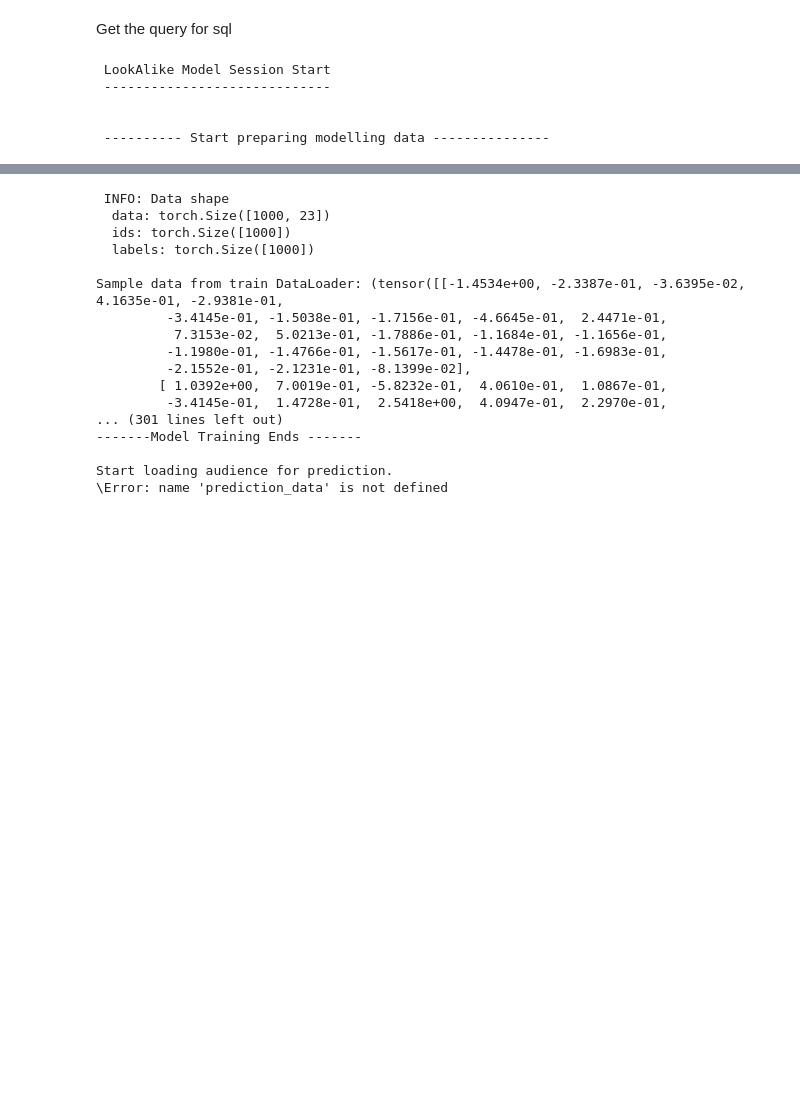
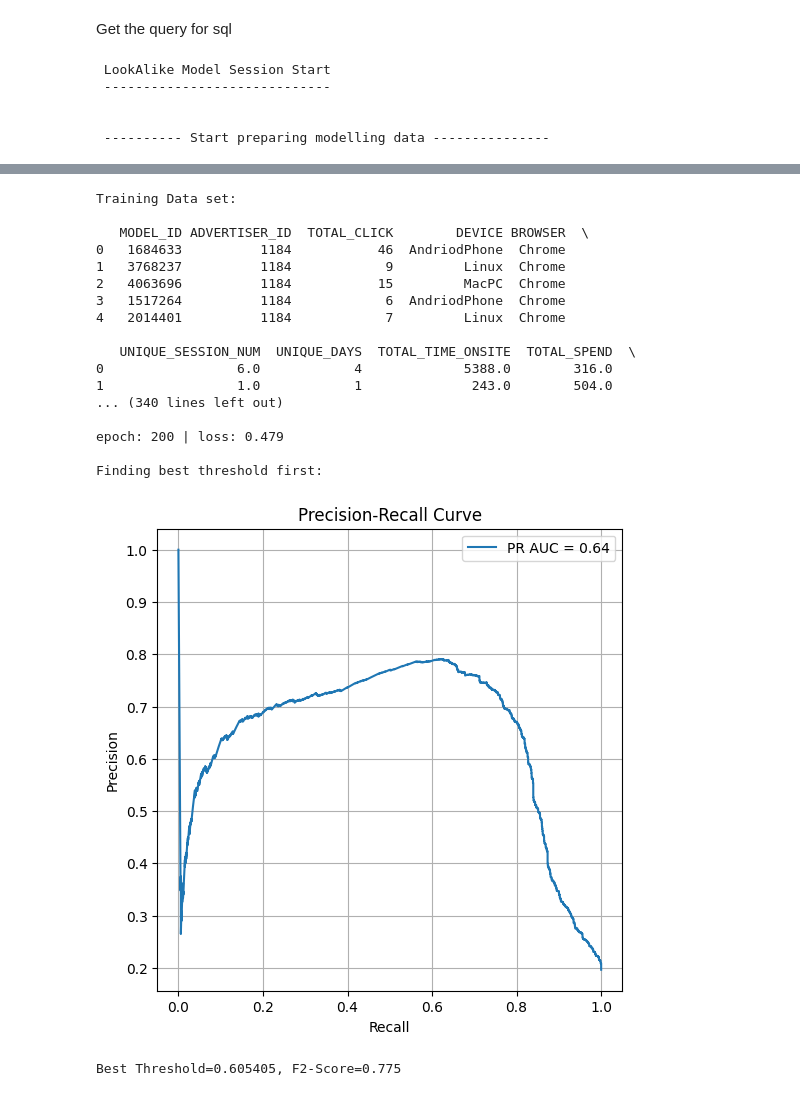
Before and after one commit to Peglet/Lookalike-model, a Jupyter notebook: LookAlike_Notebook.ipynb, the cells around one changed output, grey strips where cells are left out. Saved outputs shown, nothing was run; the diff lists cells and outputs as text; code cells hidden in the pictures; blank space fills up the shorter version.

Commit message:
Updated Using F2 score and PR curve to decide the best threshold

```diff
--- a/LookAlike_Notebook.ipynb
+++ b/LookAlike_Notebook.ipynb
@@ -36,6 +37,25 @@ First start a random seed - which helps with Reproducibility, keep Consistency A
 np.random.seed(12345)
 # %% [markdown]
 Get the query for sql
+# %%
+# Testing with Focaloss Lose Function + weighted Bec
+class WeightedFocalLoss(nn.Module):
+    def __init__(self, alpha=1, gamma=2, pos_weight=1):
+        super().__init__()
+        self.alpha = alpha
+        self.gamma = gamma
+        self.pos_weight = pos_weight  # Added pos_weight
+
+    def forward(self, inputs, targets):
+        # Weighted BCE (equivalent to pos_weight in BCEWithLogitsLoss)
+        bce_loss = F.binary_cross_entropy_with_logits(
+            inputs, targets,
+            reduction='none',
+            pos_weight=self.pos_weight
+        )
+        pt = torch.exp(-bce_loss)
+        focal_loss = self.alpha * (1-pt)**self.gamma * bce_loss
+        return focal_loss.mean()
 # %%
 # Here starts the data loader for pytorch model - multiple instance binary classification
 # For more info: https://github.com/jakubmonhart/mil_pytorch/blob/master/README.md
@@ -863,17 +976,17 @@ class LOOKALIKE_MODEL:
 
             print(f"\Error: {str(e)}")
 # %%
-    training_ratio = 2
+    training_ratio = 4
     model_training = True
     if_store_model = False
     model_prediction = True
-    AUDIENCE_LIMIT = 1000
+    AUDIENCE_LIMIT = 10000
     # Model setting
-    n_neurons = 5
+    n_neurons = 8
     lr = 1e-4
-    n_epochs = 300
-    batch_size = 15
-    weight_decay = 0.0001
+    n_epochs = 200
+    batch_size = 20
+    weight_decay = 0.001
 
     # Initialize LOOKALIKE_MODEL class correctly
     lookalike_model = LOOKALIKE_MODEL(
@@ -920,17 +1033,19 @@ class LOOKALIKE_MODEL:
- INFO: Data shape
-  data: torch.Size([1000, 23])
-  ids: torch.Size([1000])
-  labels: torch.Size([1000])
+Training Data set:
 
-Sample data from train DataLoader: (tensor([[-1.4534e+00, -2.3387e-01, -3.6395e-02,  4.1635e-01, -2.9381e-01,
-         -3.4145e-01, -1.5038e-01, -1.7156e-01, -4.6645e-01,  2.4471e-01,
-          7.3153e-02,  5.0213e-01, -1.7886e-01, -1.1684e-01, -1.1656e-01,
-         -1.1980e-01, -1.4766e-01, -1.5617e-01, -1.4478e-01, -1.6983e-01,
-         -2.1552e-01, -2.1231e-01, -8.1399e-02],
-        [ 1.0392e+00,  7.0019e-01, -5.8232e-01,  4.0610e-01,  1.0867e-01,
-         -3.4145e-01,  1.4728e-01,  2.5418e+00,  4.0947e-01,  2.2970e-01,
-... (301 lines left out)
--------Model Training Ends -------
+   MODEL_ID ADVERTISER_ID  TOTAL_CLICK        DEVICE BROWSER  \
+0   1684633          1184           46  AndriodPhone  Chrome
+1   3768237          1184            9         Linux  Chrome
+2   4063696          1184           15         MacPC  Chrome
+3   1517264          1184            6  AndriodPhone  Chrome
+4   2014401          1184            7         Linux  Chrome
 
-Start loading audience for prediction.
-\Error: name 'prediction_data' is not defined
+   UNIQUE_SESSION_NUM  UNIQUE_DAYS  TOTAL_TIME_ONSITE  TOTAL_SPEND  \
+0                 6.0            4             5388.0        316.0
+1                 1.0            1              243.0        504.0
+... (340 lines left out)
+
+epoch: 200 | loss: 0.479
+
+Finding best threshold first:
+[figure, added]
+Best Threshold=0.605405, F2-Score=0.775
```
Also changed, not shown: parts of 3 cells of this notebook.
